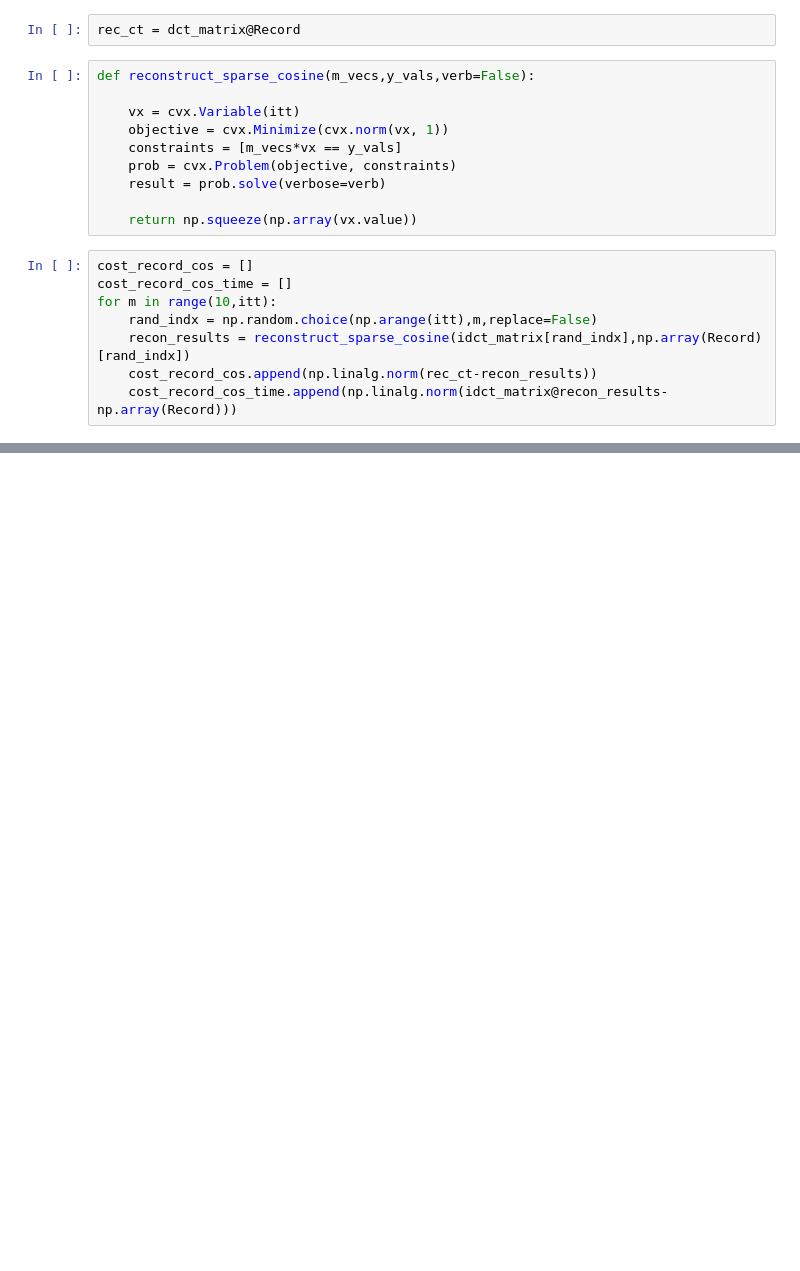
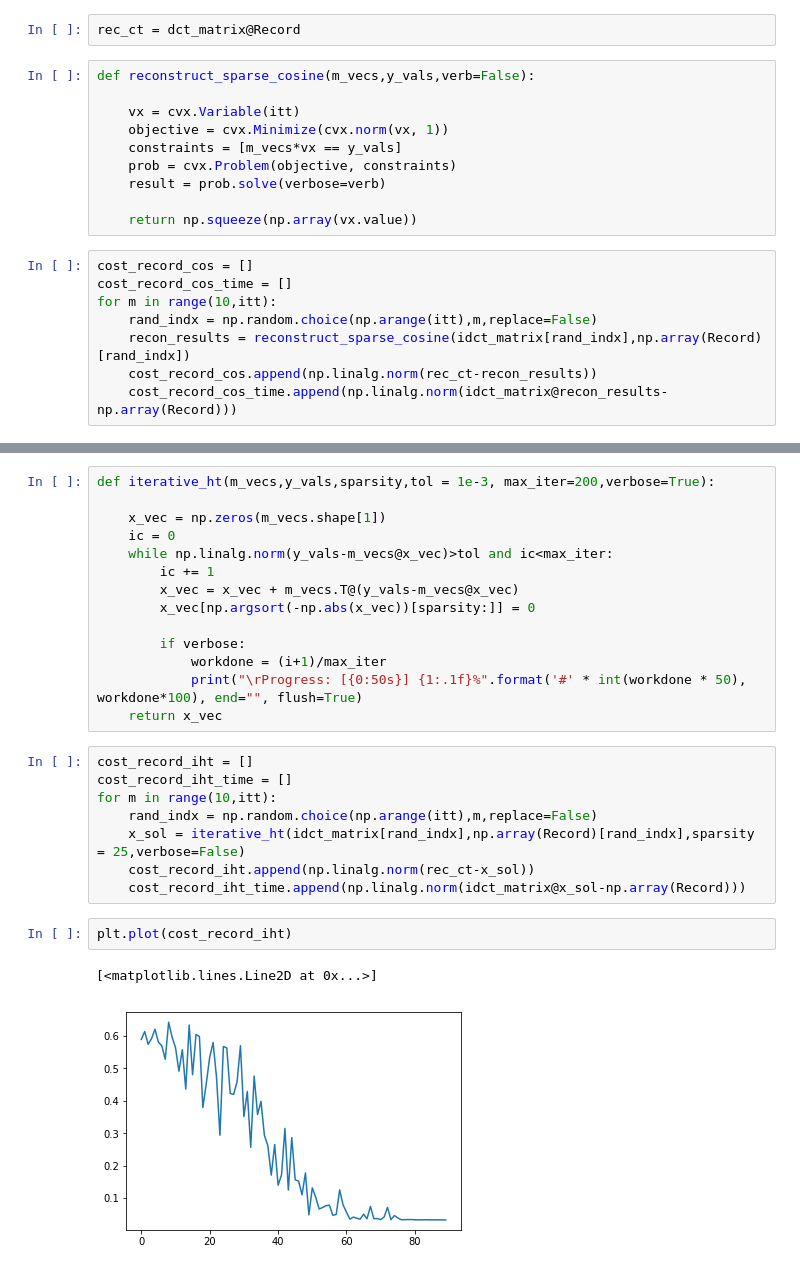
Before and after one commit to ikim-quantum/optimization_sparse, a Jupyter notebook: ceo.ipynb, the cells around one changed output, grey strips where cells are left out. Cells and saved outputs as stored; diff of their text form; blank space fills up the shorter version.

```diff
--- a/ceo.ipynb
+++ b/ceo.ipynb
@@ -274,0 +314,27 @@ plt.legend()
+# %%
+def iterative_ht(m_vecs,y_vals,sparsity,tol = 1e-3, max_iter=200,verbose=True):
+
+    x_vec = np.zeros(m_vecs.shape[1])
+    ic = 0
+    while np.linalg.norm(y_vals-m_vecs@x_vec)>tol and ic<max_iter:
+        ic += 1
+        x_vec = x_vec + m_vecs.T@(y_vals-m_vecs@x_vec)
+        x_vec[np.argsort(-np.abs(x_vec))[sparsity:]] = 0
+
+        if verbose:
+            workdone = (i+1)/max_iter
+            print("\rProgress: [{0:50s}] {1:.1f}%".format('#' * int(workdone * 50), workdone*100), end="", flush=True)
+    return x_vec
+# %%
+cost_record_iht = []
+cost_record_iht_time = []
+for m in range(10,itt):
+    rand_indx = np.random.choice(np.arange(itt),m,replace=False)
+    x_sol = iterative_ht(idct_matrix[rand_indx],np.array(Record)[rand_indx],sparsity = 25,verbose=False)
+    cost_record_iht.append(np.linalg.norm(rec_ct-x_sol))
+    cost_record_iht_time.append(np.linalg.norm(idct_matrix@x_sol-np.array(Record)))
+# %%
+plt.plot(cost_record_iht)
+# %% [output]
+[<matplotlib.lines.Line2D at 0x...>]
+[figure, added]
```
Also changed, not shown: parts of 14 cells of this notebook.
